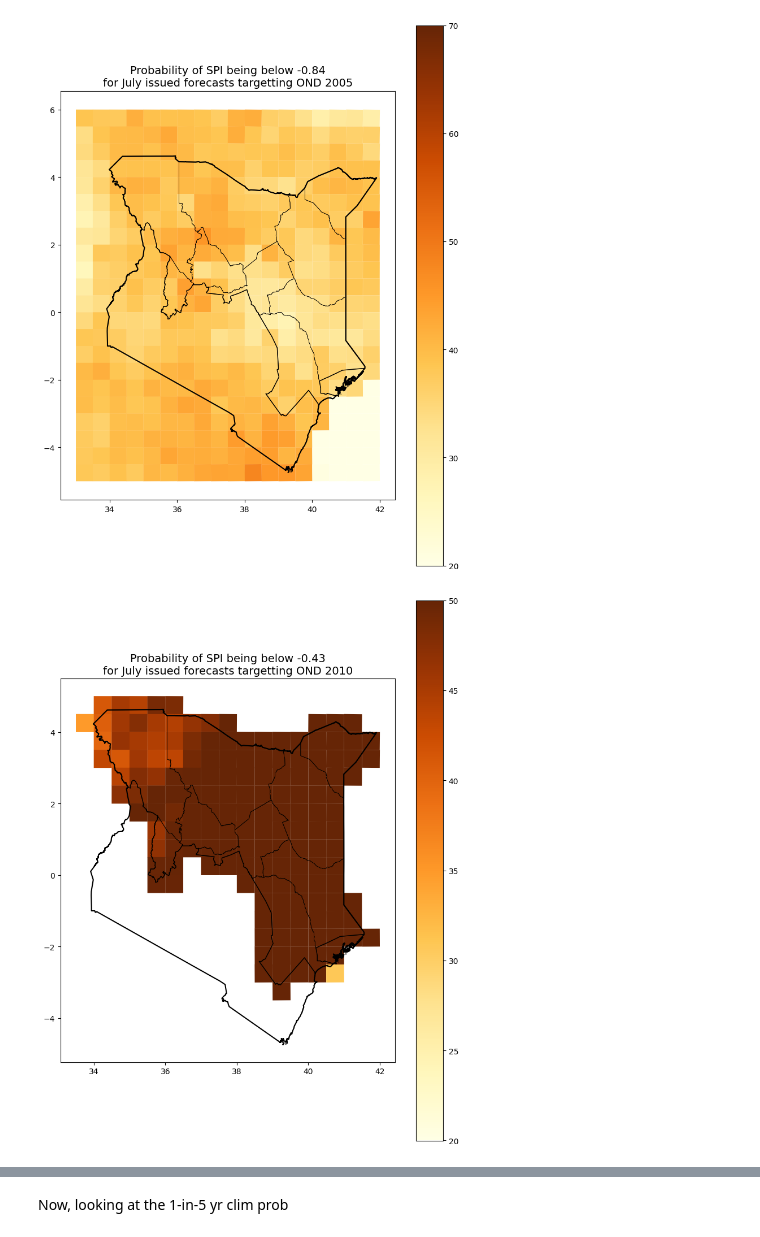
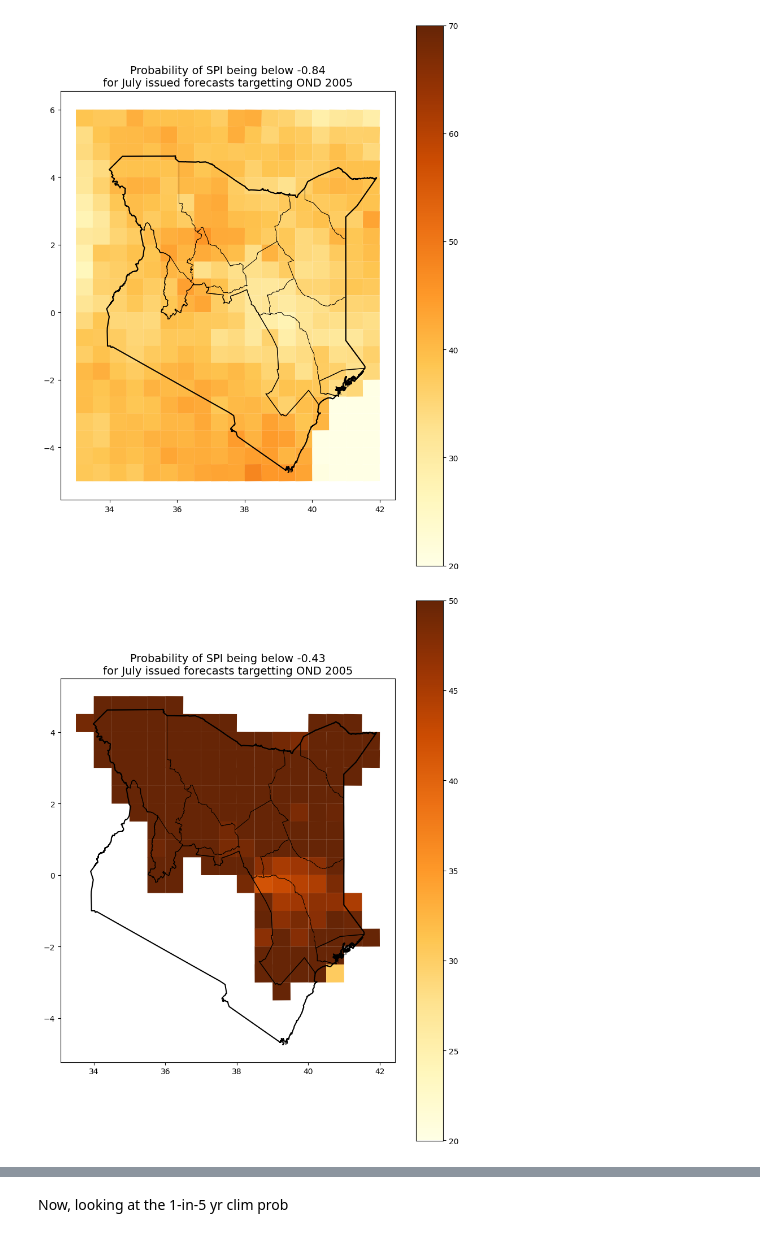
Before and after one commit to OCHA-DAP/ds-aa-ken-drought, a Jupyter notebook: analysis/01.0_review_kmd_hindcasts.ipynb, the cells around one changed output, grey strips where cells are left out. Saved outputs shown, nothing was run; the diff lists cells and outputs as text; code cells hidden in the pictures.

```diff
--- a/analysis/01.0_review_kmd_hindcasts.ipynb
+++ b/analysis/01.0_review_kmd_hindcasts.ipynb
@@ -151,14 +56,14 @@ stratus.upload_parquet_to_blob(
     final_df_jul, upload_blob_name, stage="dev", container_name="projects"
 )
 # %%
-dfs = parse_cpt_lines(aug_hindcast)
+dfs = parser.parse_cpt_lines(aug_hindcast)
 final_df_aug = pd.concat(dfs, axis=0)
 upload_blob_name = "ds-aa-ken-drought/processed/august_cleaned_hindcasts.parquet"
 stratus.upload_parquet_to_blob(
     final_df_aug, upload_blob_name, stage="dev", container_name="projects"
 )
 # %%
-dfs = parse_cpt_lines(sep_hindcast)
+dfs = parser.parse_cpt_lines(sep_hindcast)
 final_df_sep = pd.concat(dfs, axis=0)
 upload_blob_name = "ds-aa-ken-drought/processed/september_cleaned_hindcasts.parquet"
 stratus.upload_parquet_to_blob(
@@ -180,17 +85,6 @@ final_df.head(3)
 | 1 | 5.75 | 33.75 | 37.861221 | 1 | 2005-10-01 | 0.2004542 | below | July |
 | 2 | 5.75 | 34.25 | 37.609367 | 1 | 2005-10-01 | 0.2004542 | below | July |
 # %%
-arid = [
-    "Baringo",
-    "Mandera",
-    "Isiolo",
-    "Wajir",
-    "Garissa",
-    "Marsabit",
-    "Turkana",
-    "Tana River",
-    "Samburu",
-]
 # dissolve adm to these areas
 arid_union = ken_adm[ken_adm["adm1_name"].isin(arid)].dissolve().reset_index(drop=True)
 # %%
@@ -203,16 +97,14 @@ df = final_df[
 ].copy()
 
 gdf_points = gpd.GeoDataFrame(
-    df, geometry=gpd.points_from_xy(df["lon"], df["lat"]), crs="EPSG:4326"
+    df, geometry=gpd.points_from_xy(df["lon"], df["lat"]), crs=ken_geo_epsg
 )
 
-cell_size = 56000  # 0.5 degree is roughly 55km
-
-gdf_points["geometry"] = gdf_points.geometry.to_crs("EPSG:32736").buffer(
+gdf_points["geometry"] = gdf_points.geometry.to_crs(ken_epsg).buffer(
     cell_size / 2, cap_style=3
 )
 
-gdf_points = gdf_points.to_crs("EPSG:4326")
+gdf_points = gdf_points.to_crs(ken_geo_epsg)
 
 gdf_points["color"] = gdf_points["value"].apply(
     lambda v: "#C28C64" if v > 35 else "#A6D7C2"
@@ -247,7 +139,6 @@ plt.show()
 # %% [output]
 [figure]
 # %%
-interest_year = 2010
 df = final_df[
     (final_df["C"] == "2")
     & (final_df["clim_prob_type"] == "below")
@@ -256,44 +147,42 @@ df = final_df[
 ].copy()
 
 gdf_points = gpd.GeoDataFrame(
-    df, geometry=gpd.points_from_xy(df["lon"], df["lat"]), crs="EPSG:4326"
+    df, geometry=gpd.points_from_xy(df["lon"], df["lat"]), crs=ken_geo_epsg
 )
 
-cell_size = 56000  # 0.5 degree is roughly 55km
-
-gdf_points["geometry"] = gdf_points.geometry.to_crs("EPSG:32736").buffer(
+gdf_points["geometry"] = gdf_points.geometry.to_crs(ken_epsg).buffer(
     cell_size / 2, cap_style=3
 )
 
-gdf_points = gdf_points.to_crs("EPSG:4326")
-arid_union = arid_union.to_crs("EPSG:4326")
+gdf_points = gdf_points.to_crs(ken_geo_epsg)
+arid_union = arid_union.to_crs(ken_geo_epsg)
 intersecting = gpd.sjoin(gdf_points, arid_union, how="inner", predicate="intersects")
 
 fig, ax = plt.subplots(figsize=(8, 10))
 ken_adm[ken_adm["adm1_name"].isin(arid)].boundary.plot(
     ax=ax, color="black", linewidth=0.5
 )
 arid_union.boundary.plot(ax=ax, color="black", linewidth=1)
 ken_adm0.boundary.plot(ax=ax, color="black", linewidth=1.5)
 
 intersecting.plot(
     ax=ax,
     column="value",
     cmap="YlOrBr",
     legend=True,
     edgecolor="none",
     vmin=20,
     vmax=50,
 )
 
 ax.set_title(
     f"Probability of SPI being below -0.43\nfor July issued forecasts targetting OND {interest_year}",
     fontsize=14,
 )
 ax.set_xlabel("")
 ax.set_ylabel("")
 
 plt.tight_layout()
 plt.show()
 # %% [output]
-[figure, old version]
+[figure, new version]
```
Also changed, not shown: parts of 13 cells of this notebook, 8 other files.
